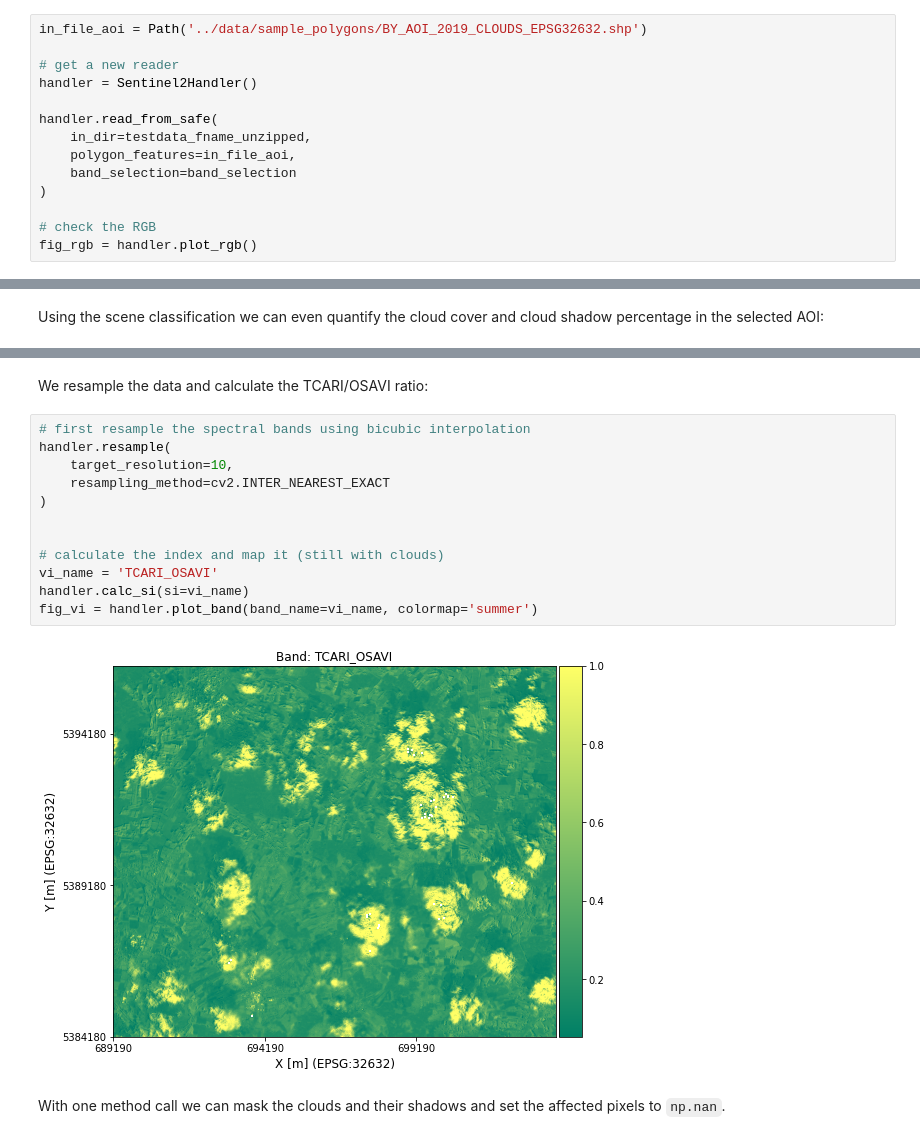
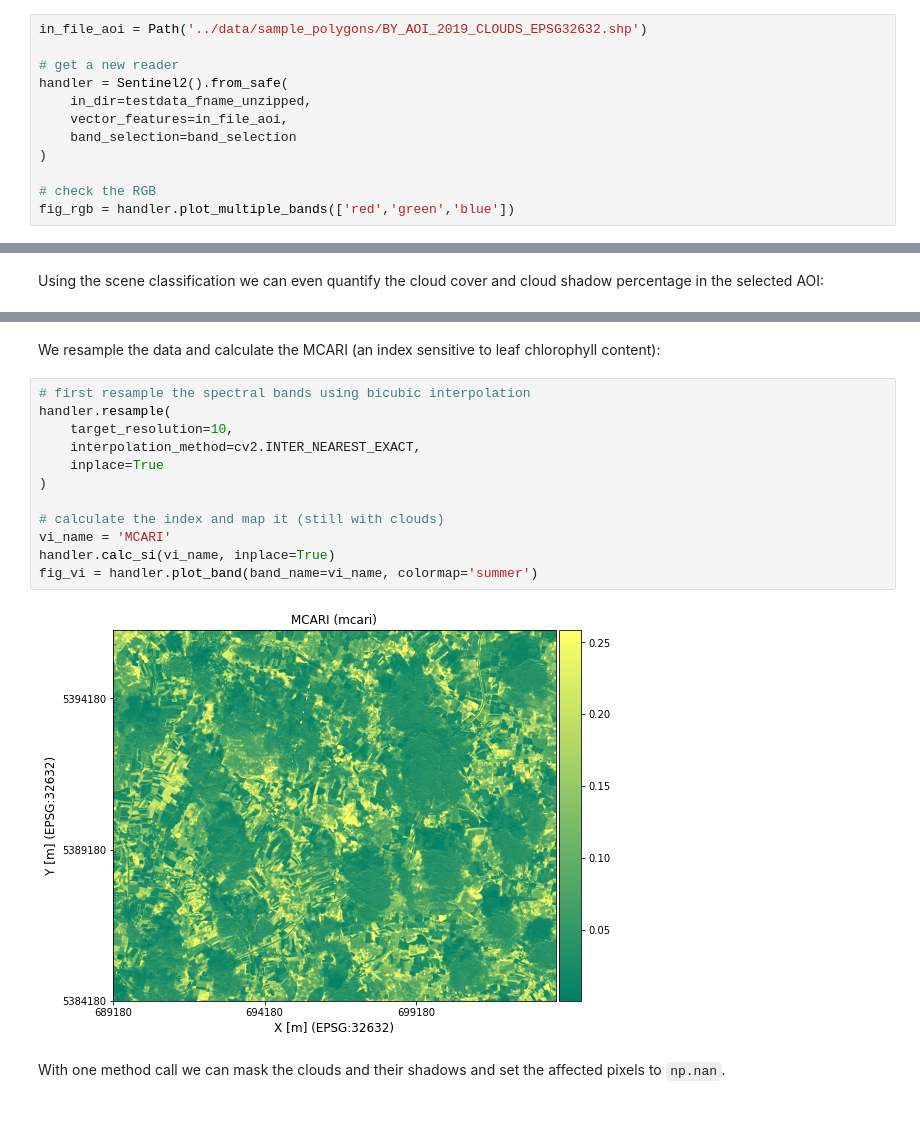
Before and after one commit to EOA-team/AgriSatPy, a Jupyter notebook: tutorial/sentinel2_data_handling.ipynb, the cells around one changed output, grey strips where cells are left out. Cells and saved outputs as stored; diff of their text form.

```diff
--- a/tutorial/sentinel2_data_handling.ipynb
+++ b/tutorial/sentinel2_data_handling.ipynb
@@ -304,14 +273,12 @@ We start with reading the data for a AOI that has some cumulus clouds in it and
 in_file_aoi = Path('../data/sample_polygons/BY_AOI_2019_CLOUDS_EPSG32632.shp')
 
 # get a new reader
-handler = Sentinel2Handler()
-
-handler.read_from_safe(
+handler = Sentinel2().from_safe(
     in_dir=testdata_fname_unzipped,
-    polygon_features=in_file_aoi,
+    vector_features=in_file_aoi,
     band_selection=band_selection
 )
 
 # check the RGB
-fig_rgb = handler.plot_rgb()
+fig_rgb = handler.plot_multiple_bands(['red','green','blue'])
 # %% [output]
@@ -332,19 +298,19 @@ The cloudy pixel percentage is 26.9%
 # %% [markdown]
-We resample the data and calculate the TCARI/OSAVI ratio:
+We resample the data and calculate the MCARI (an index sensitive to leaf chlorophyll content):
 # %%
 # first resample the spectral bands using bicubic interpolation
 handler.resample(
     target_resolution=10,
-    resampling_method=cv2.INTER_NEAREST_EXACT
+    interpolation_method=cv2.INTER_NEAREST_EXACT,
+    inplace=True
 )
 
-
 # calculate the index and map it (still with clouds)
-vi_name = 'TCARI_OSAVI'
-handler.calc_si(si=vi_name)
+vi_name = 'MCARI'
+handler.calc_si(vi_name, inplace=True)
 fig_vi = handler.plot_band(band_name=vi_name, colormap='summer')
 # %% [output]
-[figure, old version]
+[figure, new version]
 # %% [markdown]
 With one method call we can mask the clouds and their shadows and set the affected pixels to `np.nan`.
 # %%
```
Also changed, not shown: parts of 32 cells of this notebook, 2 other files.
